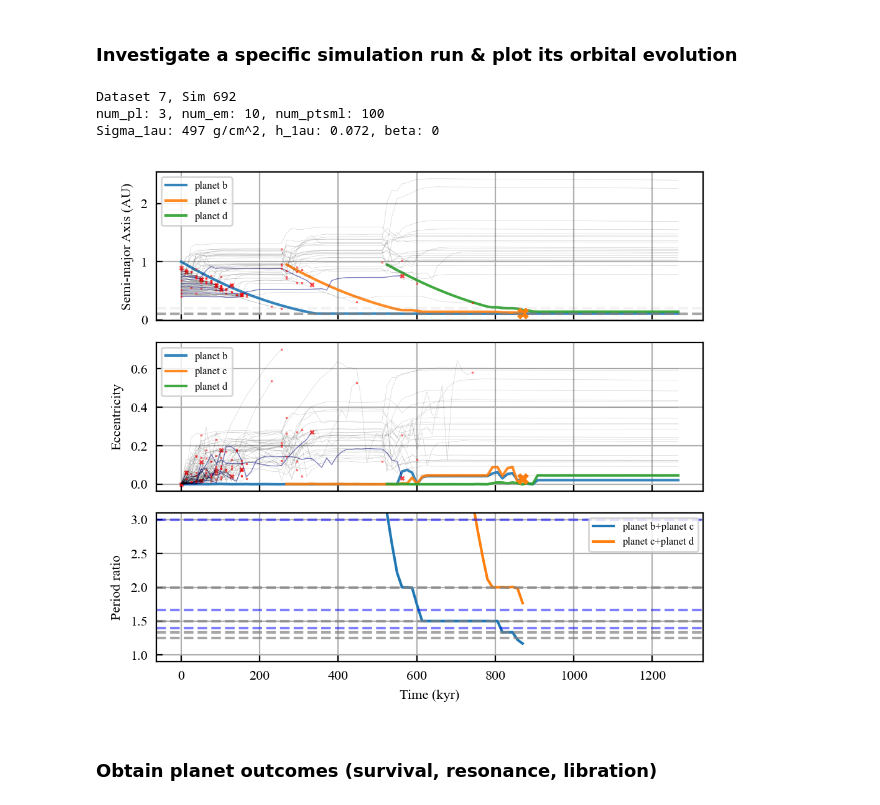
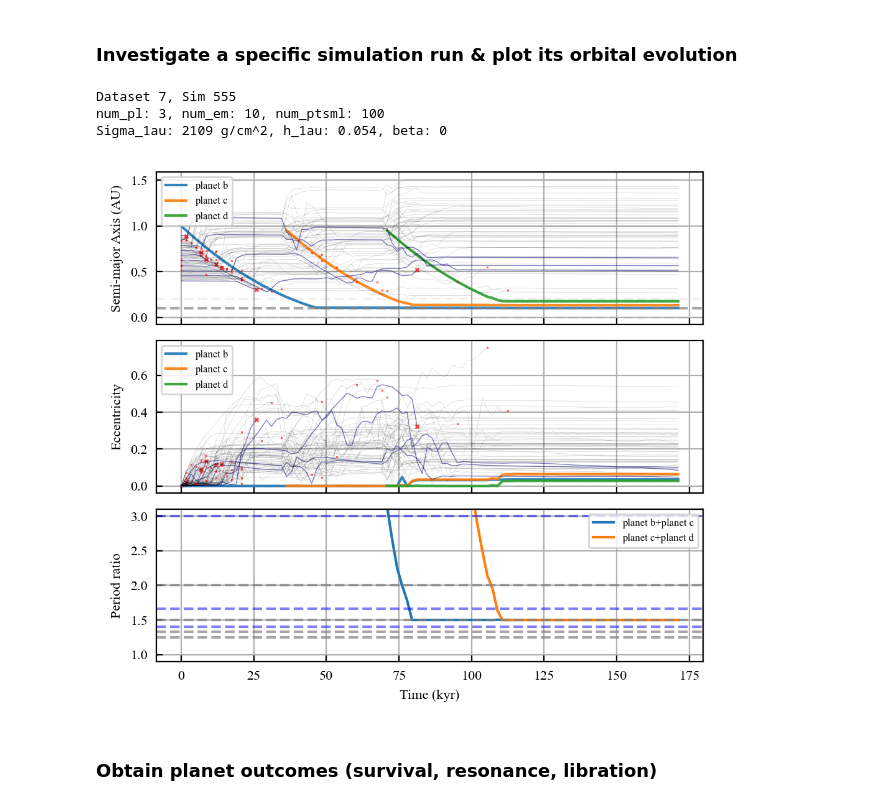
Before and after one commit to dchen10Git/uh-ifa-reu-2026, a Jupyter notebook: analyze_sims.ipynb, the cells around one changed output. Drawn from its saved outputs; the diff is of its cells as text; code cells hidden in the pictures.

```diff
--- a/analyze_sims.ipynb
+++ b/analyze_sims.ipynb
@@ -231,37 +231,37 @@ def plot_system(saved_sim, elements, num_pl, num_em, num_ptsml, t_units='kyr'):
 
     # plt.suptitle("Orbital Evolution")
     plt.tight_layout(); plt.show()
     # plt.savefig("orbital_evo.svg", bbox_inches="tight")
 
 dataset_id = 7
-sim_id = 692
+sim_id = 555
 
 for sim_id in range(sim_id, sim_id+1):
 # for sim_id in inside_d:
     base_dir = Path.cwd()
     file_path = base_dir.parent / f"sim_results/dataset{dataset_id}" / f"sim{sim_id}.h5"
 
     try:
         saved_sim = reb_sims.load_simulation_run(file_path)
     except FileNotFoundError:
         print(f"Sim {sim_id} not found")
         continue
 
     sim_data, metadata = saved_sim
     m_star = metadata['m_star']
     rock_names = list(sim_data.keys())
     rocks = {p: sim_data[p] for p in rock_names}
     num_pl, num_em, num_ptsml = metadata['num_pl'], metadata['num_em'], metadata['num_ptsml']
 
     print(f"Dataset {dataset_id}, Sim {sim_id}")
     print(f"num_pl: {metadata['num_pl']}, num_em: {metadata['num_em']}, num_ptsml: {metadata['num_ptsml']}")
     print(f"Sigma_1au: {metadata['Sigma_1au']:.0f} g/cm^2, h_1au: {metadata['h_1au']:.3f}, beta: {metadata['beta']}")
     plot_system(saved_sim, ['a', 'e', 'P_ratio'], num_pl, num_em, num_ptsml)
 # %% [output]
-Dataset 7, Sim 692
+Dataset 7, Sim 555
 num_pl: 3, num_em: 10, num_ptsml: 100
-Sigma_1au: 497 g/cm^2, h_1au: 0.072, beta: 0
+Sigma_1au: 2109 g/cm^2, h_1au: 0.054, beta: 0
-[figure, old version]
+[figure, new version]
 # %% [markdown]
 ### Obtain planet outcomes (survival, resonance, libration)
 # %%
```
Also changed, not shown: parts of 16 cells of this notebook, 2 other files.
